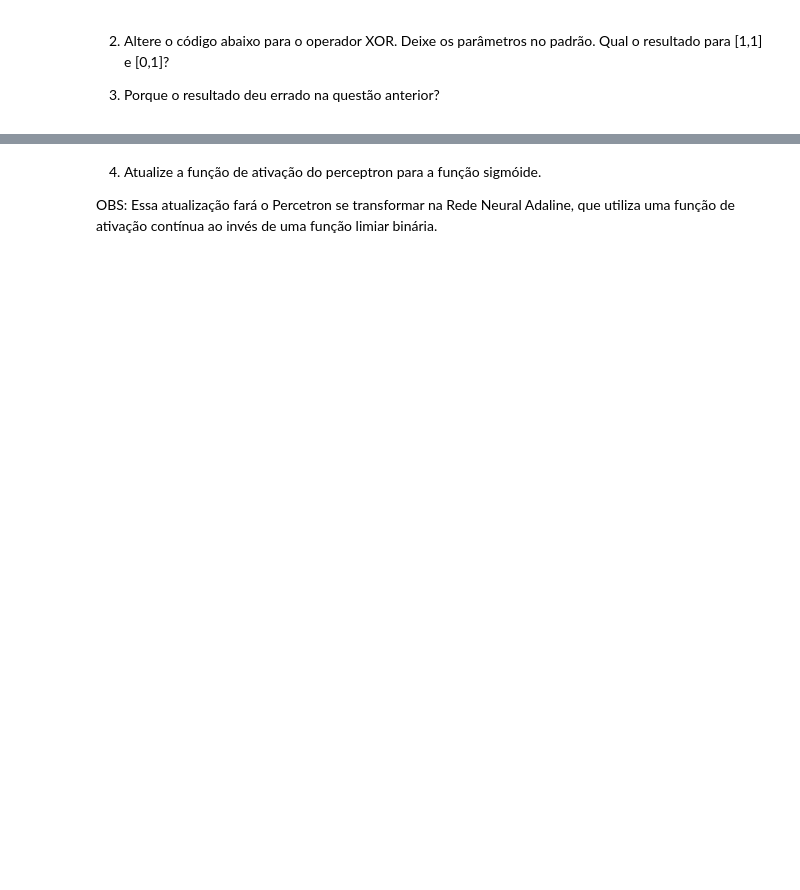
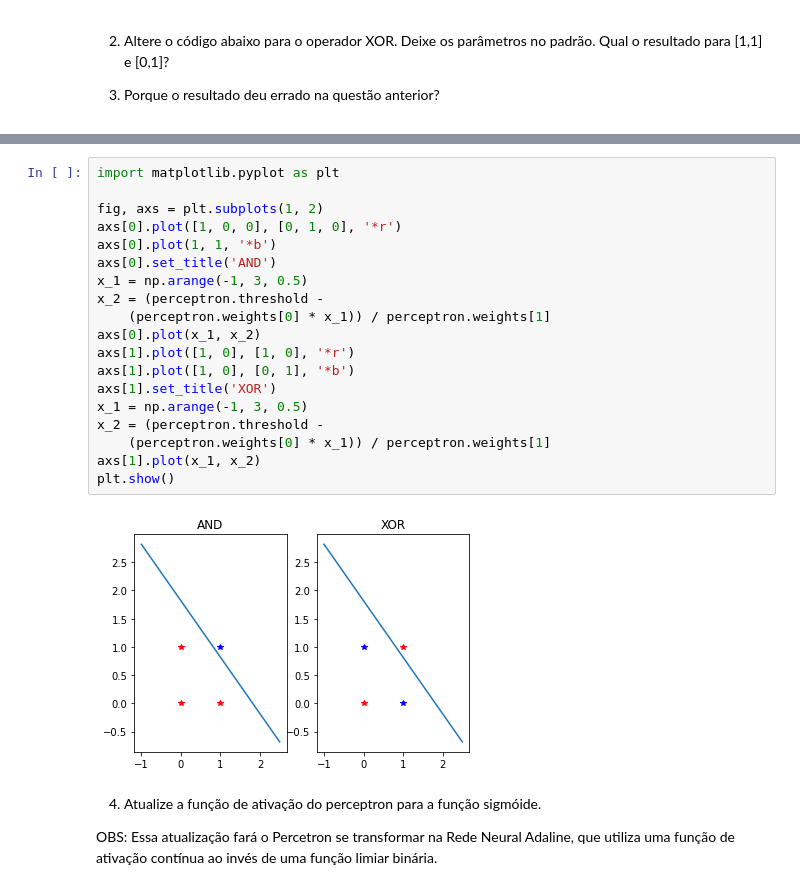
Before and after one commit to andssuu/redes_neurais_pos, a Jupyter notebook: Perceptron/Perceptron.ipynb, the cells around one changed output, grey strips where cells are left out. Cells and saved outputs as stored; diff of their text form; blank space fills up the shorter version.

```diff
--- a/Perceptron/Perceptron.ipynb
+++ b/Perceptron/Perceptron.ipynb
@@ -150,3 +183,24 @@ print(p)
+# %%
+import matplotlib.pyplot as plt
+
+fig, axs = plt.subplots(1, 2)
+axs[0].plot([1, 0, 0], [0, 1, 0], '*r')
+axs[0].plot(1, 1, '*b')
+axs[0].set_title('AND')
+x_1 = np.arange(-1, 3, 0.5)
+x_2 = (perceptron.threshold -
+    (perceptron.weights[0] * x_1)) / perceptron.weights[1]
+axs[0].plot(x_1, x_2)
+axs[1].plot([1, 0], [1, 0], '*r')
+axs[1].plot([1, 0], [0, 1], '*b')
+axs[1].set_title('XOR')
+x_1 = np.arange(-1, 3, 0.5)
+x_2 = (perceptron.threshold -
+    (perceptron.weights[0] * x_1)) / perceptron.weights[1]
+axs[1].plot(x_1, x_2)
+plt.show()
+# %% [output]
+[figure, added]
 # %% [markdown]
 4. Atualize a função de ativação do perceptron para a função sigmóide.
 
```
Also changed, not shown: parts of 8 cells of this notebook.
